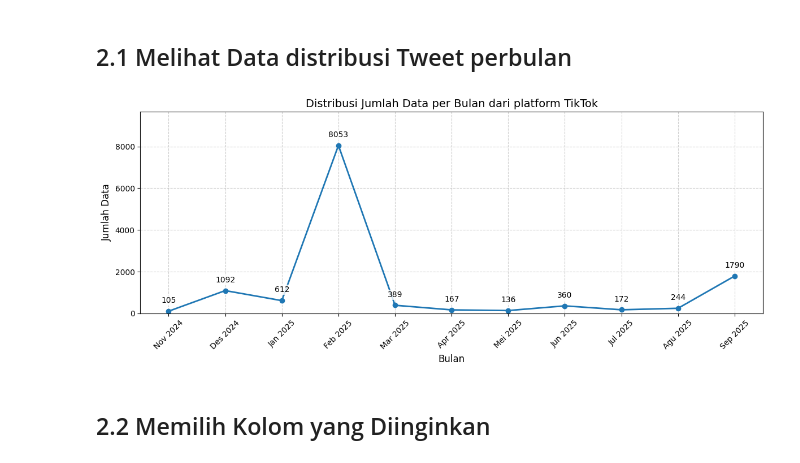
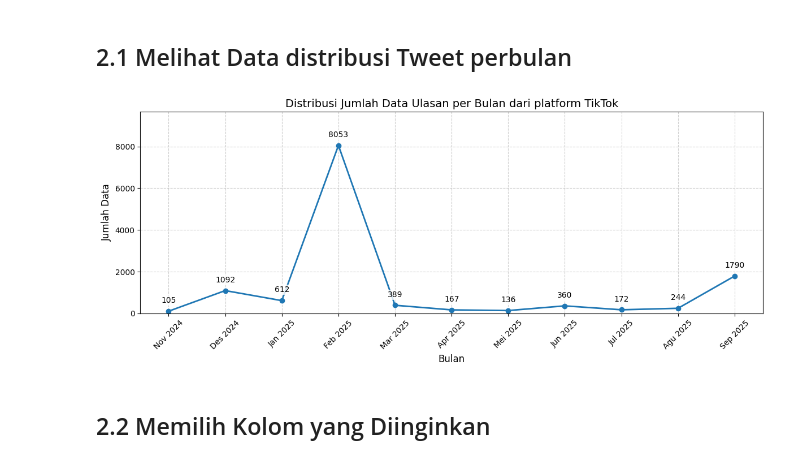
Before and after one commit to baywcksn/indobert-bertopic-analysis, a Jupyter notebook: Tiktok/Data_Tiktok.ipynb, the cells around one changed output. Saved outputs shown, nothing was run; the diff lists cells and outputs as text; code cells hidden in the pictures.

```diff
--- a/Tiktok/Data_Tiktok.ipynb
+++ b/Tiktok/Data_Tiktok.ipynb
@@ -59,7 +59,7 @@ Tujuannya adalah memperoleh pemahaman mengenai kondisi, kualitas, dan potensi ma
 import pandas as pd
 
 # Membaca file CSV langsung dari direktori saat ini
-df = pd.read_csv("merge_data_tiktok.csv", delimiter=",")
+df = pd.read_csv("dataset-tiktok/merge_data_tiktok.csv")
 
 df = df.rename(columns={'text': 'full_text', 'createTimeISO': 'created_at'})
 display(df.head())
@@ -122,35 +122,35 @@ monthly_counts['month_eng'] = monthly_counts['month_year'].apply(
 monthly_counts['date_sort'] = pd.to_datetime(monthly_counts['month_eng'], format='%b %Y')
 monthly_counts = monthly_counts.sort_values('date_sort')
 
 # GRAFIK GARIS
 plt.figure(figsize=(12, 5))
 plt.plot(monthly_counts['month_year'], monthly_counts['count'], marker='o', linewidth=2)
 
-plt.title("Distribusi Jumlah Data per Bulan dari platform TikTok", fontsize=14)
+plt.title("Distribusi Jumlah Data Ulasan per Bulan dari platform TikTok", fontsize=14)
 plt.xlabel("Bulan", fontsize=12)
 plt.ylabel("Jumlah Data", fontsize=12)
 plt.xticks(rotation=45)
 
 # OFFSET LABEL UNTUK SEMUA TITIK (agar tidak menabrak marker)
 for i, count in enumerate(monthly_counts['count']):
     plt.text(
         i,
         count + (monthly_counts['count'].max() * 0.05),  # offset tetap berdasarkan nilai max
         str(count),
         ha='center',
         fontsize=10,
         bbox=dict(facecolor='white', alpha=0.8, edgecolor='none', pad=1.5)
     )
 
 plt.grid(True, linestyle='--', alpha=0.6)
 plt.tight_layout()
 
 # TAMBAH RUANG DI ATAS
 plt.ylim(0, monthly_counts['count'].max() * 1.20)
 
 plt.show()
 # %% [output]
-[figure, old version]
+[figure, new version]
 # %% [markdown]
 ## 2.2 Memilih Kolom yang Diinginkan
 # %%
```
Also changed, not shown: 1 other file.
